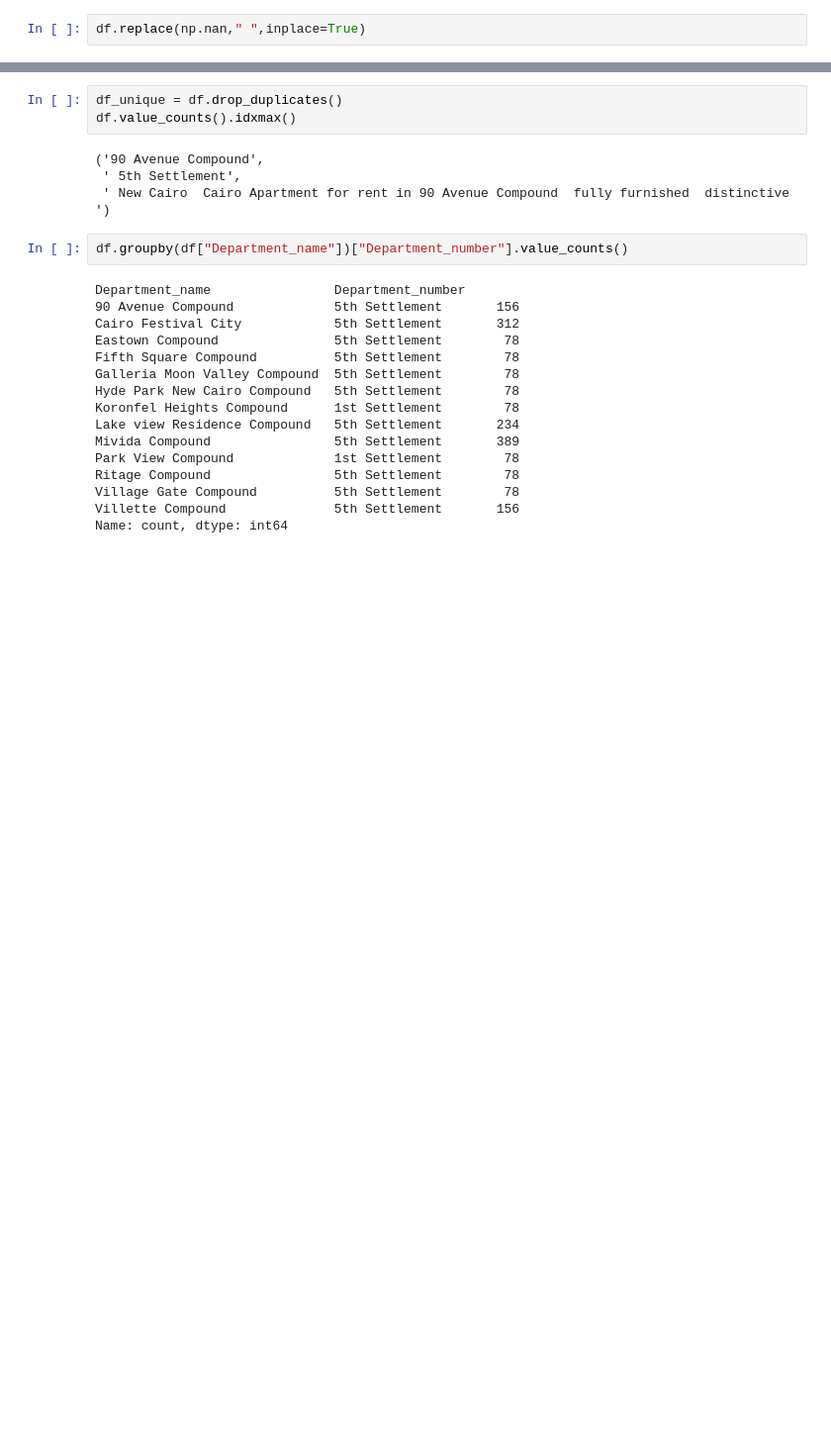
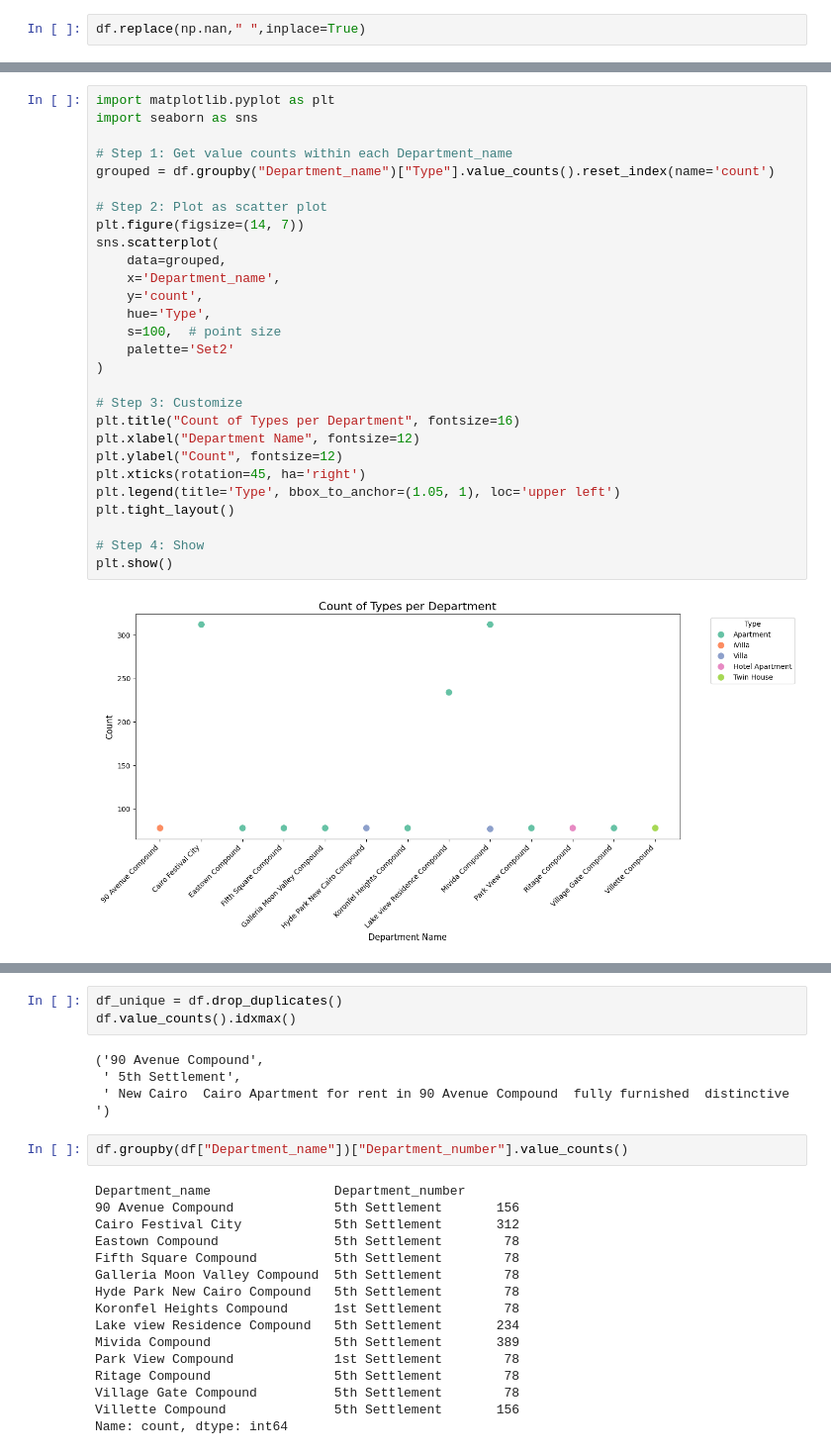
Before and after one commit to BioinfoCoder/Data_analysis, a Jupyter notebook: Project1.ipynb, the cells around one changed output, grey strips where cells are left out. Shown: that part at 99% size. Cells and saved outputs as stored; diff of their text form; blank space fills up the shorter version.

```diff
--- a/Project1.ipynb
+++ b/Project1.ipynb
@@ -99,0 +223,30 @@ Index(['Department_name', 'Department_number', 'Regions'], dtype='object')
+# %%
+import matplotlib.pyplot as plt
+import seaborn as sns
+
+# Step 1: Get value counts within each Department_name
+grouped = df.groupby("Department_name")["Type"].value_counts().reset_index(name='count')
+
+# Step 2: Plot as scatter plot
+plt.figure(figsize=(14, 7))
+sns.scatterplot(
+    data=grouped,
+    x='Department_name',
+    y='count',
+    hue='Type',
+    s=100,  # point size
+    palette='Set2'
+)
+
+# Step 3: Customize
+plt.title("Count of Types per Department", fontsize=16)
+plt.xlabel("Department Name", fontsize=12)
+plt.ylabel("Count", fontsize=12)
+plt.xticks(rotation=45, ha='right')
+plt.legend(title='Type', bbox_to_anchor=(1.05, 1), loc='upper left')
+plt.tight_layout()
+
+# Step 4: Show
+plt.show()
+# %% [output]
+[figure, added]
```
Also changed, not shown: parts of 30 cells of this notebook.
